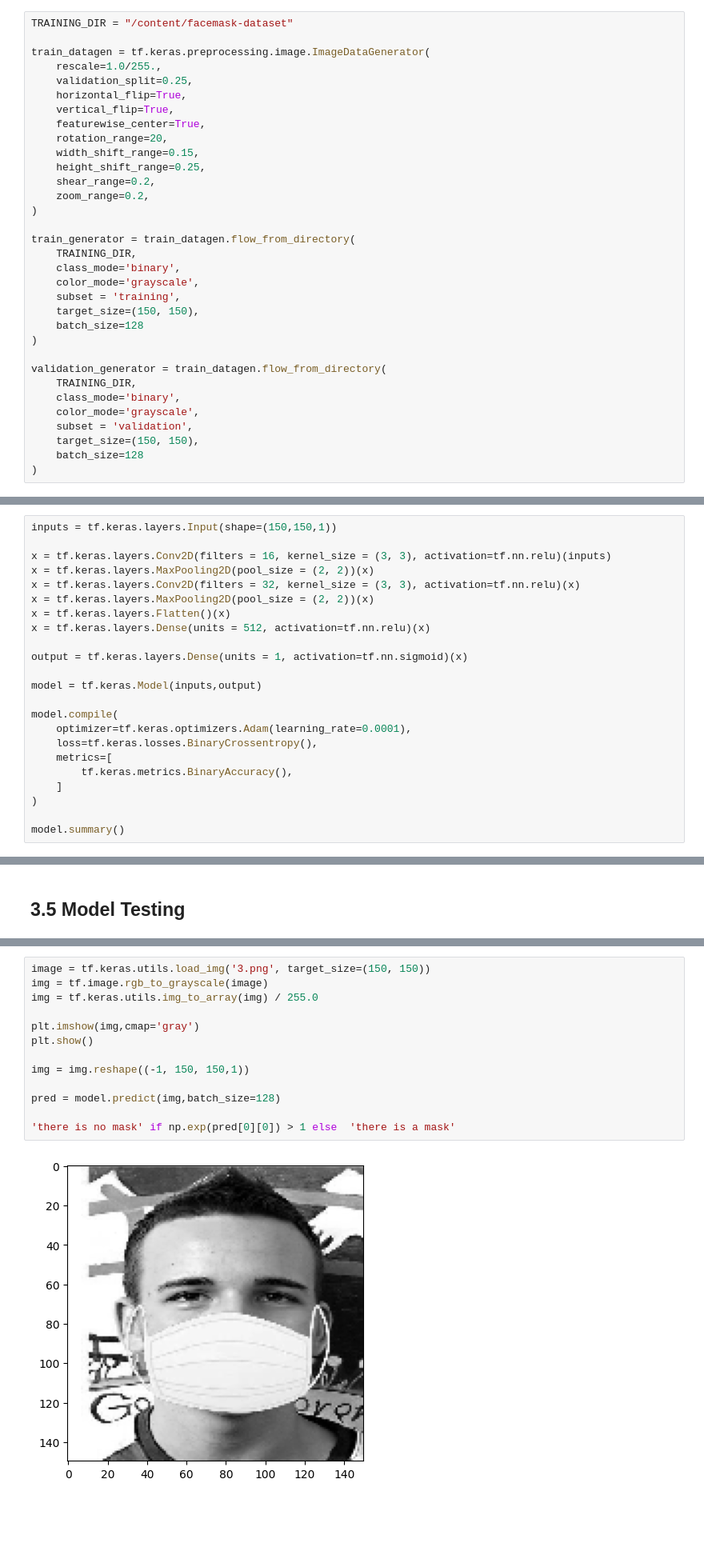
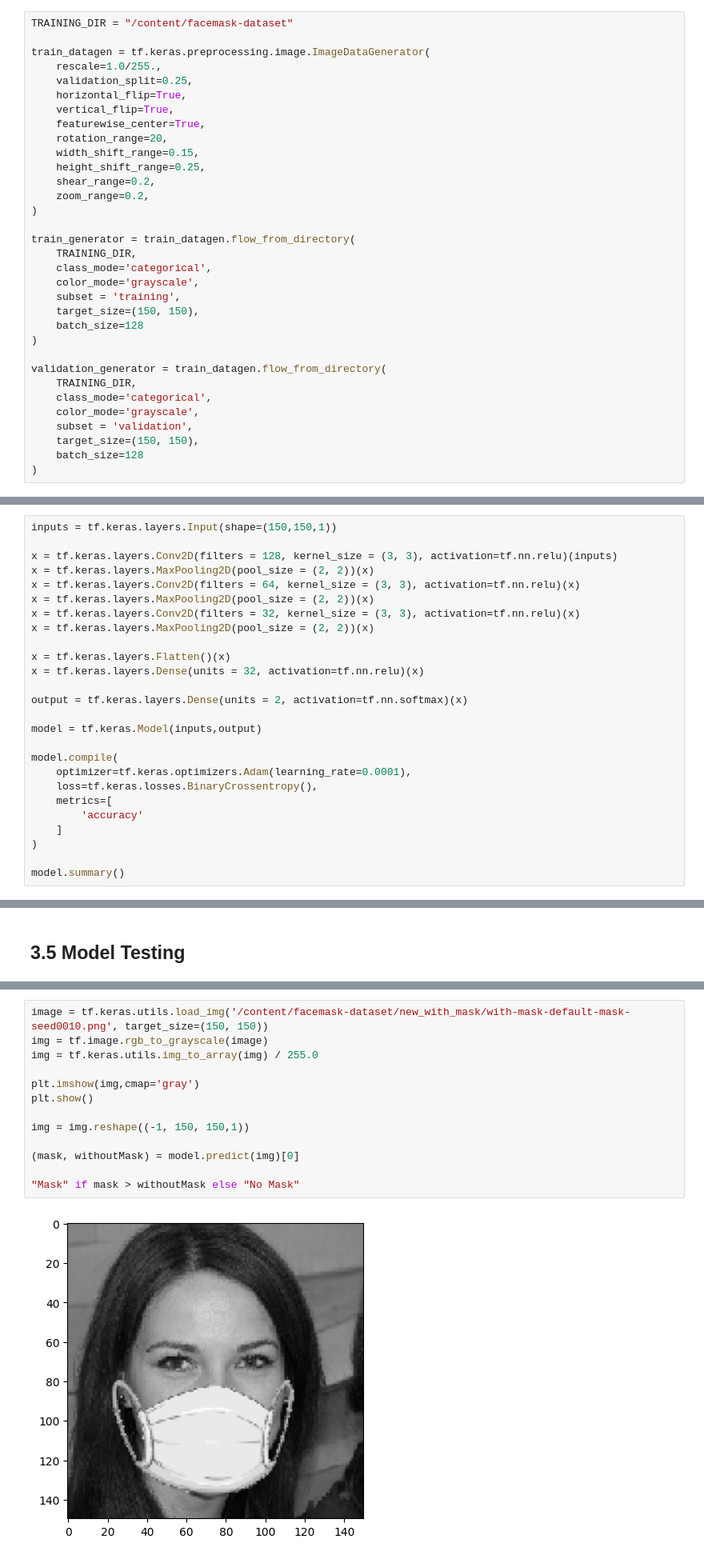
Before and after one commit to Shubbair/Face-Mask-Detection, a Jupyter notebook: Training&Testing_Model.ipynb, the cells around one changed output, grey strips where cells are left out. Shown at 80% size. Saved outputs shown, nothing was run; the diff lists cells and outputs as text; blank space fills up the shorter version.

```diff
--- a/Training&Testing_Model.ipynb
+++ b/Training&Testing_Model.ipynb
@@ -82,7 +82,7 @@ train_datagen = tf.keras.preprocessing.image.ImageDataGenerator(
 
 train_generator = train_datagen.flow_from_directory(
     TRAINING_DIR,
-    class_mode='binary',
+    class_mode='categorical',
     color_mode='grayscale',
     subset = 'training',
     target_size=(150, 150),
@@ -91,7 +91,7 @@ train_generator = train_datagen.flow_from_directory(
 
 validation_generator = train_datagen.flow_from_directory(
     TRAINING_DIR,
-    class_mode='binary',
+    class_mode='categorical',
     color_mode='grayscale',
     subset = 'validation',
     target_size=(150, 150),
@@ -107,14 +107,17 @@ Found 5000 images belonging to 2 classes.
 # %%
 inputs = tf.keras.layers.Input(shape=(150,150,1))
 
-x = tf.keras.layers.Conv2D(filters = 16, kernel_size = (3, 3), activation=tf.nn.relu)(inputs)
+x = tf.keras.layers.Conv2D(filters = 128, kernel_size = (3, 3), activation=tf.nn.relu)(inputs)
+x = tf.keras.layers.MaxPooling2D(pool_size = (2, 2))(x)
+x = tf.keras.layers.Conv2D(filters = 64, kernel_size = (3, 3), activation=tf.nn.relu)(x)
 x = tf.keras.layers.MaxPooling2D(pool_size = (2, 2))(x)
 x = tf.keras.layers.Conv2D(filters = 32, kernel_size = (3, 3), activation=tf.nn.relu)(x)
 x = tf.keras.layers.MaxPooling2D(pool_size = (2, 2))(x)
+
 x = tf.keras.layers.Flatten()(x)
-x = tf.keras.layers.Dense(units = 512, activation=tf.nn.relu)(x)
+x = tf.keras.layers.Dense(units = 32, activation=tf.nn.relu)(x)
 
-output = tf.keras.layers.Dense(units = 1, activation=tf.nn.sigmoid)(x)
+output = tf.keras.layers.Dense(units = 2, activation=tf.nn.softmax)(x)
 
 model = tf.keras.Model(inputs,output)
 
@@ -122,7 +125,7 @@ model.compile(
     optimizer=tf.keras.optimizers.Adam(learning_rate=0.0001),
     loss=tf.keras.losses.BinaryCrossentropy(),
     metrics=[
-        tf.keras.metrics.BinaryAccuracy(),
+        'accuracy'
     ]
 )
 
@@ -223,15 +226,15 @@ pred = model.predict(img,batch_size=128)
 # %%
-image = tf.keras.utils.load_img('3.png', target_size=(150, 150))
+image = tf.keras.utils.load_img('/content/facemask-dataset/new_with_mask/with-mask-default-mask-seed0010.png', target_size=(150, 150))
 img = tf.image.rgb_to_grayscale(image)
 img = tf.keras.utils.img_to_array(img) / 255.0
 
 plt.imshow(img,cmap='gray')
 plt.show()
 
 img = img.reshape((-1, 150, 150,1))
 
-pred = model.predict(img,batch_size=128)
+(mask, withoutMask) = model.predict(img)[0]
 
-'there is no mask' if np.exp(pred[0][0]) > 1 else  'there is a mask'
+"Mask" if mask > withoutMask else "No Mask"
 # %% [output]
-[figure, old version]
+[figure, new version]
```
Also changed, not shown: parts of 6 cells of this notebook.
